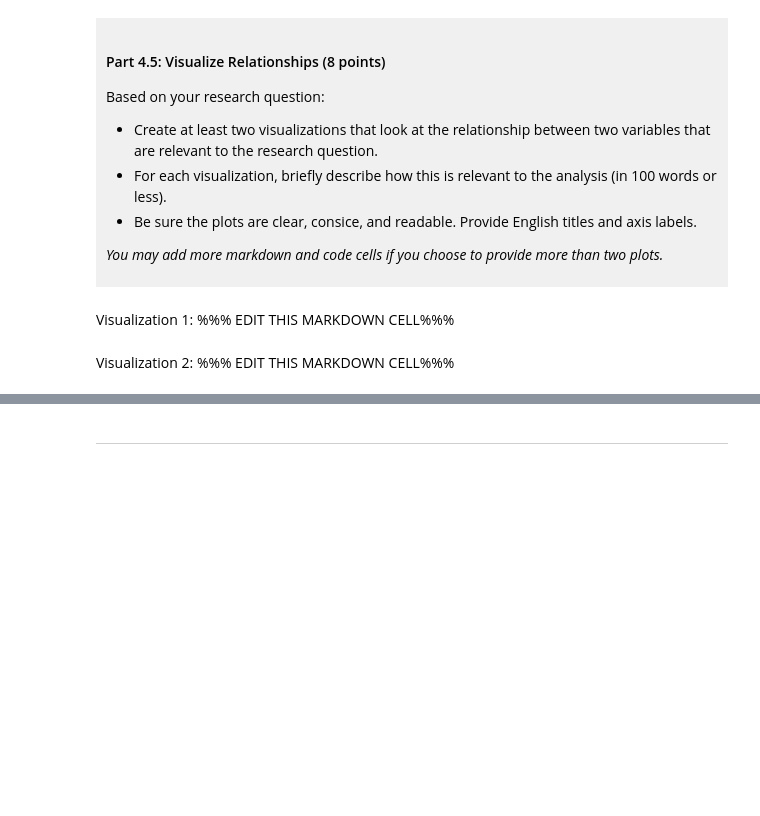
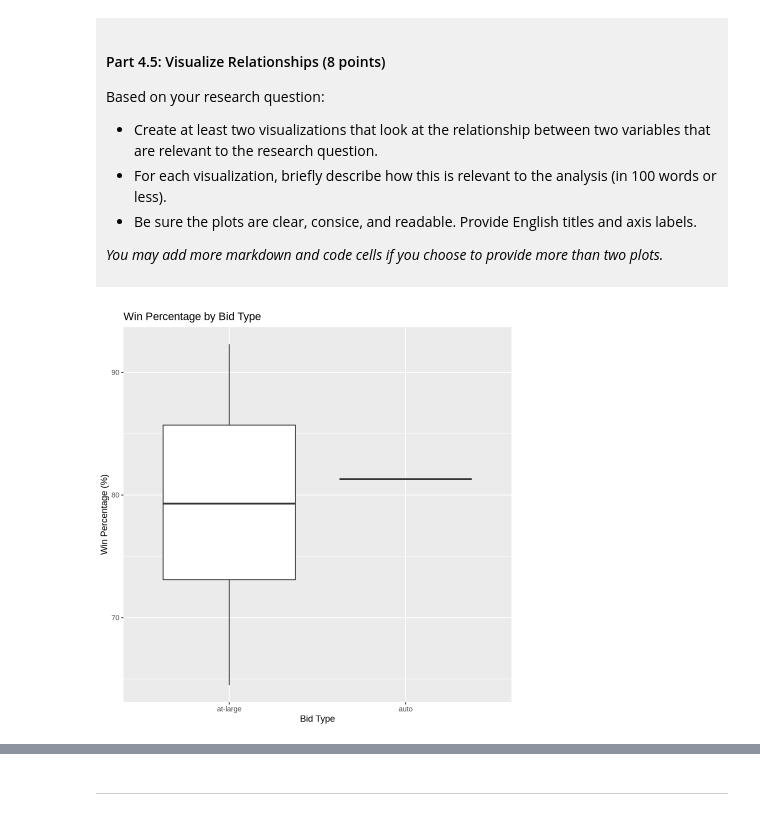
Before and after one commit to Sylvia0921/dsci-100-project-Yi-Jiang, a Jupyter notebook: dsci-100-project-notebook.ipynb, the cells around one changed output, grey strips where cells are left out. Cells and saved outputs as stored; diff of their text form; code cells hidden in the pictures; blank space fills up the shorter version.

```diff
--- a/dsci-100-project-notebook.ipynb
+++ b/dsci-100-project-notebook.ipynb
@@ -305,10 +362,14 @@ Based on your research question:
 
 *You may add more markdown and code cells if you choose to provide more than two plots.*
 </div>
-# %% [markdown]
-Visualization 1: %%% EDIT THIS MARKDOWN CELL%%%
 # %%
-### EDIT THIS CODE CELL FOR VISUALIZATION 1###
+ggplot(tidy_data, aes(x = bid, y = reg_wins_pct)) +
+  geom_boxplot() +
+  labs(
+    title = "Win Percentage by Bid Type",
+    x = "Bid Type",
+    y = "Win Percentage (%)"
+  )
+# %% [output]
+[figure, added]
-# %% [markdown]
-Visualization 2: %%% EDIT THIS MARKDOWN CELL%%%
 # %%
```
Also changed, not shown: parts of 8 cells of this notebook.
